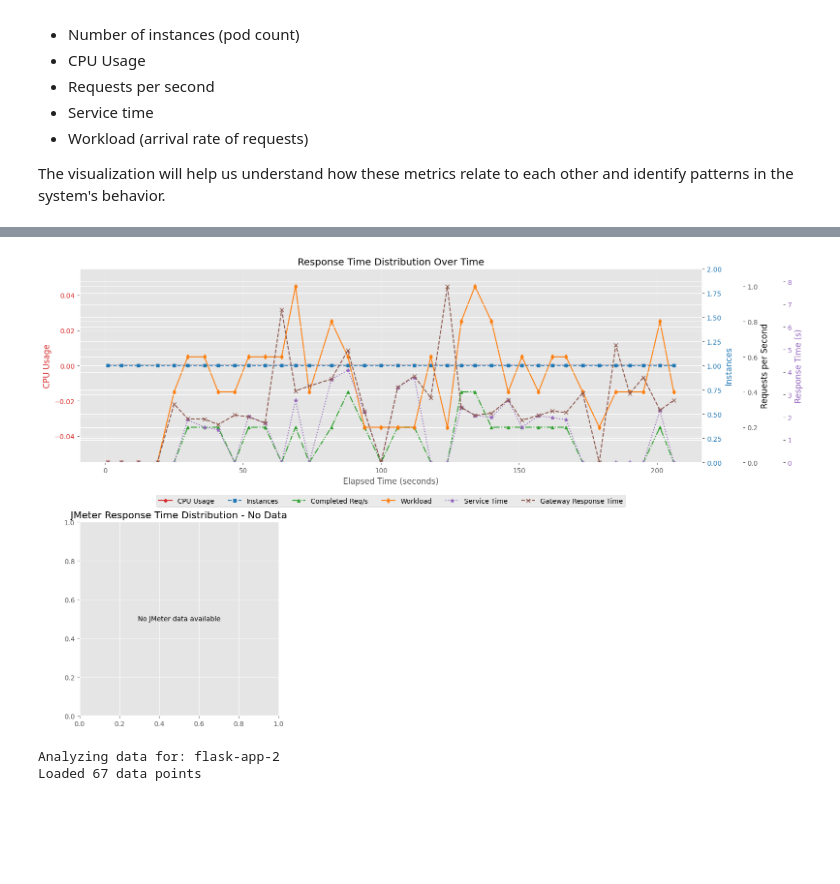
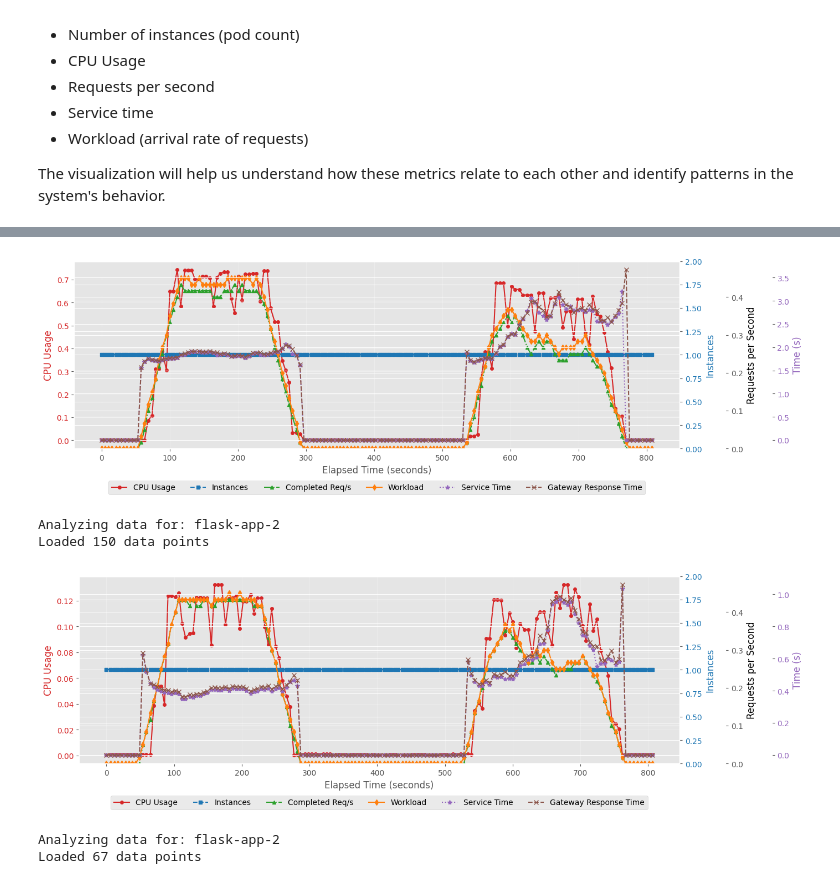
Before and after one commit to chris-carstens/adaptive-resource-management-ai, a Jupyter notebook: log-agent/flask_app_metrics_analysis.ipynb, the cells around one changed output, grey strips where cells are left out. Saved outputs shown, nothing was run; the diff lists cells and outputs as text; code cells hidden in the pictures; blank space fills up the shorter version.

```diff
--- a/log-agent/flask_app_metrics_analysis.ipynb
+++ b/log-agent/flask_app_metrics_analysis.ipynb
@@ -215,7 +214,7 @@ def plot_metrics(file_path, jmeter_csv_path='jmeter.csv'):
     plt.tight_layout()
     plt.show()
 # %%
-file_path = 'flask-app-1_instance_history.json'
+file_path = 'flask-app-1_instance_history-05.json'
 plot_metrics(file_path)
 # %% [output]
 Analyzing data for: flask-app-1
@@ -224,4 +222,11 @@ Warning: JMeter CSV file 'jmeter.csv' not found
-[figure, old version]
+[figure, new version]
+# %%
+file_path = 'flask-app-2_instance_history-05.json'
+plot_metrics(file_path)
+# %% [output]
+Analyzing data for: flask-app-2
+Loaded 150 data points
+[figure, added]
 # %%
 file_path = 'flask-app-2_instance_history.json'
 plot_metrics(file_path)
```
Also changed, not shown: parts of 4 cells of this notebook, 56 other files.
